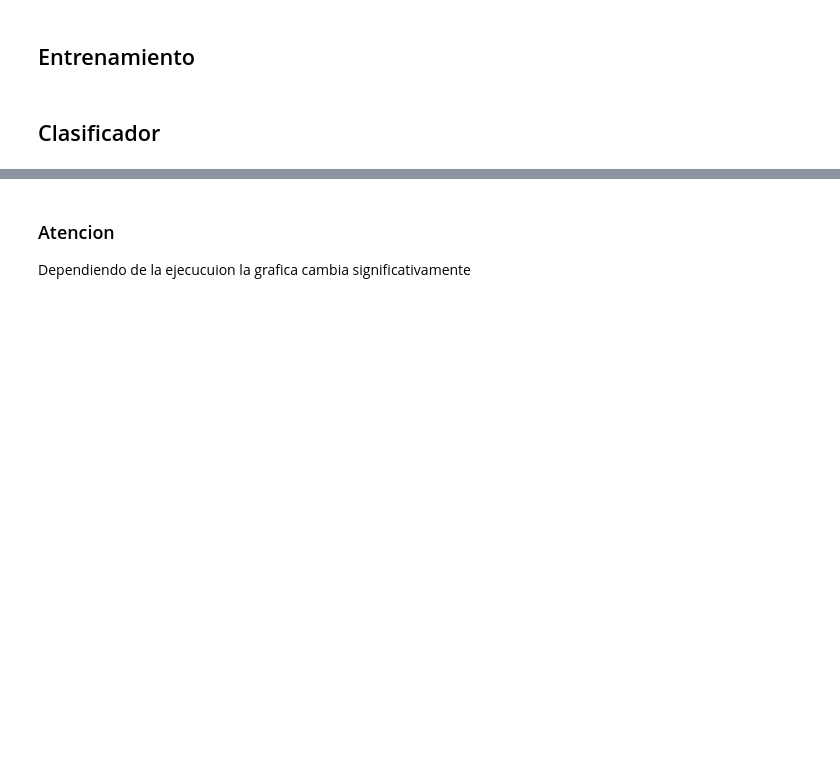
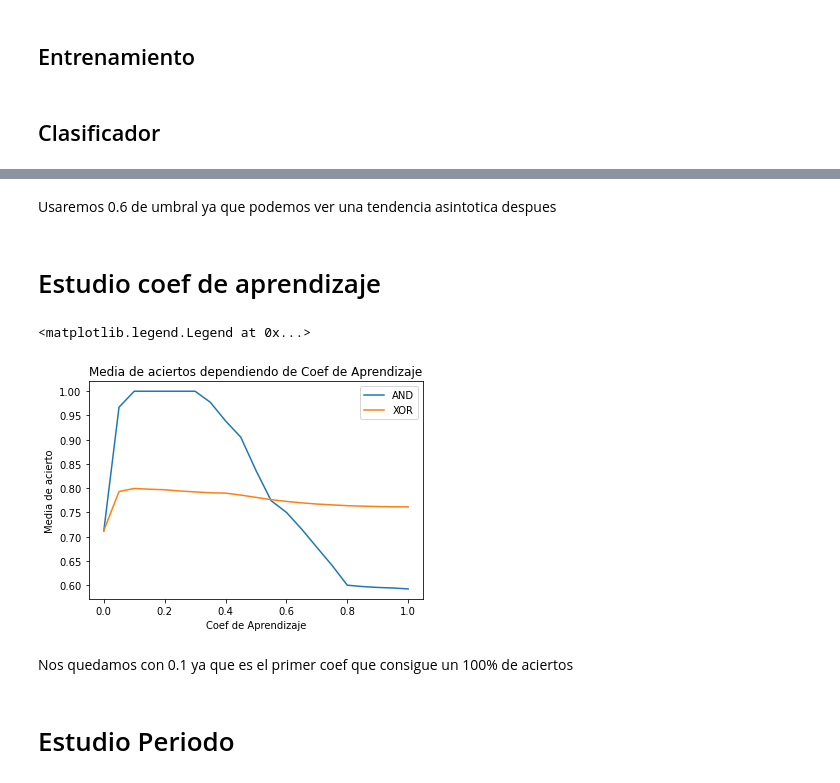
Before and after one commit to Govoa/Perceptron_MLP_Practica, a Jupyter notebook: pr1/L2P1-Perceptron.ipynb, the cells around one changed output, grey strips where cells are left out. Saved outputs shown, nothing was run; the diff lists cells and outputs as text; code cells hidden in the pictures; blank space fills up the shorter version.

```diff
--- a/pr1/L2P1-Perceptron.ipynb
+++ b/pr1/L2P1-Perceptron.ipynb
@@ -126,3 +139,53 @@ plt.legend(['AND', 'XOR'])
-# %% [markdown]
-### Atencion
-Dependiendo de la ejecucuion la grafica cambia significativamente
+# %% [markdown]
+Usaremos 0.6 de umbral ya que podemos ver una tendencia asintotica despues
+# %% [markdown]
+# Estudio coef de aprendizaje
+# %%
+umbralelegido = 0.6
+listadoCoef =  np.linspace(0,1,21)
+listafinalAND = np.zeros(len(listadoCoef))
+listafinalXOR = np.zeros(len(listadoCoef))
+precision = 10000
+
+for x in range(precision):
+    listamediasAND = []
+    listamediasXOR = []
+    valor1_and = round(np.random.uniform(-1,1),3) # Truncamos para evitar que coja muchos decimales y se lie
+    valor2_and =  round(np.random.uniform(-1,1),3) # Truncamos para evitar que coja muchos decimales y se lie
+    neurona_and = [valor1_and,valor2_and] # Generamos una matriz de pesos aleatoria en intervalo -1,1
+    valor1_xor = round(np.random.uniform(-1,1),3) # Truncamos para evitar que coja muchos decimales y se lie
+    valor2_xor =  round(np.random.uniform(-1,1),3) # Truncamos para evitar que coja muchos decimales y se lie
+    neurona_xor = [valor1_xor,valor2_xor] # Generamos una matriz de pesos aleatoria en intervalo -1,1
+    for coef in listadoCoef:
+        errorAND = 0
+        errorXOR = 0
+        neurona_clasificar_and = entrenamiento_and(entradas,neurona_and,umbralelegido,coef,n_iteraciones)
+        neurona_clasificar_xor = entrenamiento_xor(entradas,neurona_xor,umbralelegido,coef,n_iteraciones)
+        for entrada in entradas:
+            expectedAND = entrada[0] * entrada[1]
+            obtenidoAND = funcionActivacion(neurona_clasificar_and,entrada,umbralelegido)
+            expectedXOR = entrada[0] ^ entrada[1]
+            obtenidoXOR = funcionActivacion(neurona_clasificar_xor,entrada,umbralelegido)
+            if obtenidoAND == expectedAND:
+                errorAND += 1
+            if obtenidoXOR == expectedAND:
+                errorXOR += 1
+        listamediasAND.append(errorAND/4)
+        listamediasXOR.append(errorXOR/4)
+    listafinalAND += np.array(listamediasAND)
+    listafinalXOR += np.array(listamediasXOR)
+listafinalAND = listafinalAND / precision
+listafinalXOR = listafinalXOR / precision
+plt.plot(listadoCoef,listafinalAND)
+plt.plot(listadoCoef,listafinalXOR)
+plt.ylabel('Media de acierto')
+plt.xlabel('Coef de Aprendizaje')
+plt.title('Media de aciertos dependiendo de Coef de Aprendizaje')
+plt.legend(['AND', 'XOR'])
+# %% [output]
+<matplotlib.legend.Legend at 0x...>
+[figure, added]
+# %% [markdown]
+Nos quedamos con 0.1 ya que es el primer coef que consigue un 100% de aciertos
+# %% [markdown]
+# Estudio Periodo
```
Also changed, not shown: parts of 7 cells of this notebook.
